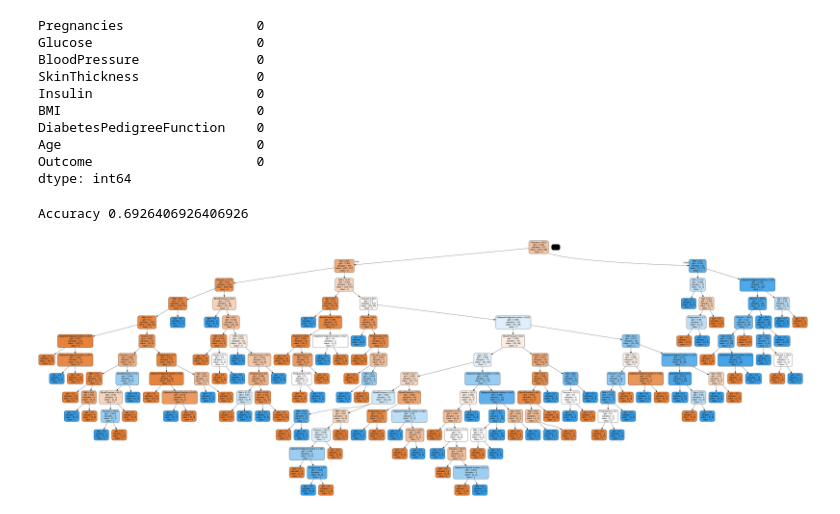
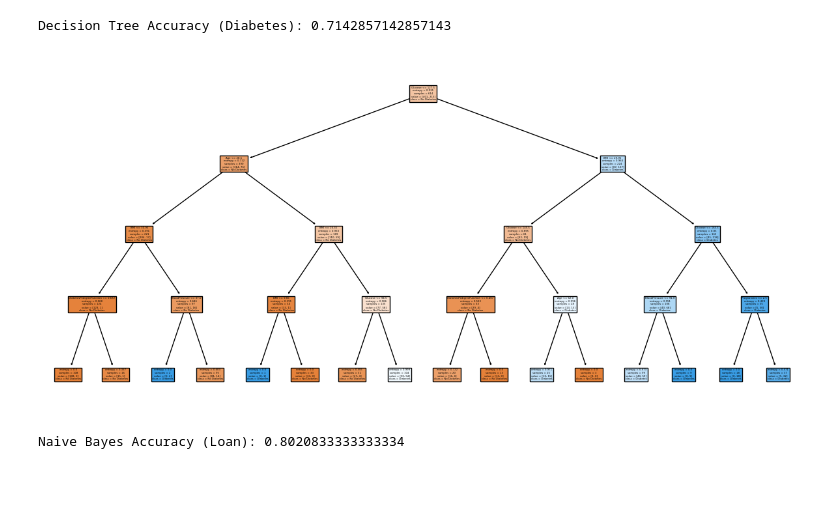
Before and after one commit to Ashishpathak78/ML_-Practice, a Jupyter notebook: week6.ipynb, the cells around one changed output. Drawn from its saved outputs; the diff is of its cells as text; code cells hidden in the pictures; blank space fills up the shorter version.

Commit message:
Kaggle Notebook | Week6 | Version 3

```diff
--- a/week6.ipynb
+++ b/week6.ipynb
@@ -35,13 +20,0 @@ df.head()
-# %%
-df.isnull().sum()
-# %% [output]
-Pregnancies                 0
-Glucose                     0
-BloodPressure               0
-SkinThickness               0
-Insulin                     0
-BMI                         0
-DiabetesPedigreeFunction    0
-Age                         0
-Outcome                     0
-dtype: int64
@@ -54,29 +20,0 @@ X_train,X_test,y_train,y_test = train_test_split(X,y,test_size=0.3,random_state
-# %%
-clf = DecisionTreeClassifier()
-clf = clf.fit(X_train,y_train)
-y_pred = clf.predict(X_test)
-print("Accuracy",metrics.accuracy_score(y_test,y_pred))
-# %% [output]
-Accuracy 0.6926406926406926
-# %%
-from sklearn.tree import export_graphviz
-from six import StringIO
-from IPython.display import Image
-import pydotplus
-
-dot_data = StringIO()
-export_graphviz(clf, out_file=dot_data,
-                filled=True, rounded=True,
-                special_characters=True,
-                feature_names=feature_cols,
-                class_names=['0','1'])
-
-graph = pydotplus.graph_from_dot_data(dot_data.getvalue())
-
-
-graph.write_png("Diabetes.png")
-
-
-Image(graph.create_png(), width=10000000, height=10000)
-# %% [output]
-[figure, removed]
@@ -82,0 +32,32 @@ Image(graph.create_png(), width=10000000, height=10000)
+# %%
+# 1. Decision Tree on Diabetes Dataset
+diabetes = pd.read_csv("/kaggle/input/diabetes3/diabetes_DT.csv")
+X = diabetes.drop("Outcome", axis=1)
+y = diabetes["Outcome"]
+X_train, X_test, y_train, y_test = train_test_split(X, y, test_size=0.2, random_state=42)
+
+dt = DecisionTreeClassifier(criterion="entropy", max_depth=4, random_state=42)
+dt.fit(X_train, y_train)
+y_pred = dt.predict(X_test)
+print("Decision Tree Accuracy (Diabetes):", accuracy_score(y_test, y_pred))
+
+plt.figure(figsize=(15,7))
+plot_tree(dt, feature_names=X.columns, class_names=["No Diabetes","Diabetes"], filled=True)
+plt.show()
+# %% [output]
+Decision Tree Accuracy (Diabetes): 0.7142857142857143
+[figure, added]
+# %%
+# 2. Naive Bayes on Loan Dataset
+loan = pd.read_csv("/kaggle/input/loan-prediction-problem-dataset/train_u6lujuX_CVtuZ9i.csv")
+loan.dropna(inplace=True)
+X = pd.get_dummies(loan.drop("Loan_Status", axis=1), drop_first=True)
+y = loan["Loan_Status"].map({'Y':1, 'N':0})
+X_train, X_test, y_train, y_test = train_test_split(X, y, test_size=0.2, random_state=42)
+
+nb = GaussianNB(var_smoothing=1e-9)
+nb.fit(X_train, y_train)
+y_pred = nb.predict(X_test)
+print("Naive Bayes Accuracy (Loan):", accuracy_score(y_test, y_pred))
+# %% [output]
+Naive Bayes Accuracy (Loan): 0.8020833333333334
```
Also changed, not shown: parts of 8 cells of this notebook.
